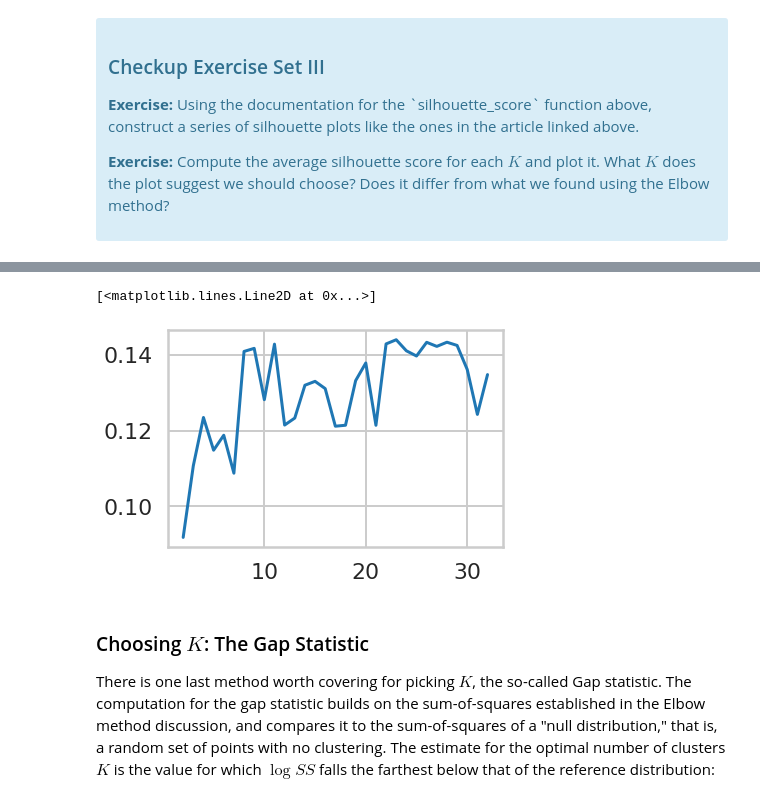
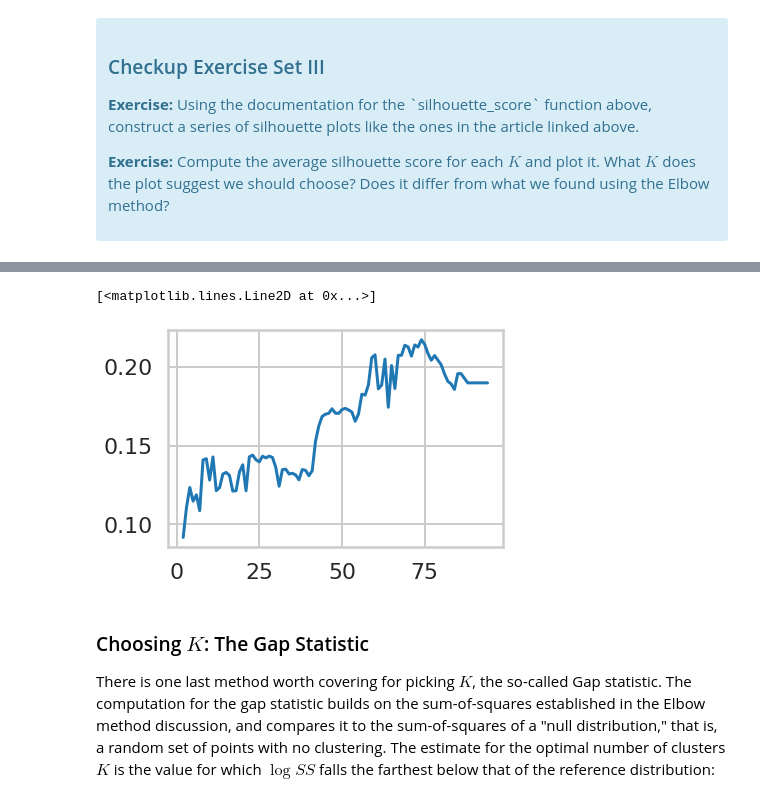
Before and after one commit to BoshengW/SpringBoard, a Jupyter notebook: Unit8_mini_project/Mini_Project_Clustering.ipynb, the cells around one changed output, grey strips where cells are left out. Cells and saved outputs as stored; diff of their text form; code cells hidden in the pictures.

```diff
--- a/Unit8_mini_project/Mini_Project_Clustering.ipynb
+++ b/Unit8_mini_project/Mini_Project_Clustering.ipynb
@@ -125,7 +125,7 @@ print("SSE value: {}".format(kmeans.inertia_))
 K = []
 SSE = []
 
-for idx in range(2,11):
+for idx in range(2,95):
     K.append(idx);
     kmeans = KMeans(n_clusters=idx, random_state=0).fit(x_cols)
     SSE.append(kmeans.inertia_)
@@ -197,7 +197,7 @@ import matplotlib.cm as cm
 
 
 
-range_n_clusters = [2, 10]
+range_n_clusters = range(2,11)
 
 for n_clusters in range_n_clusters:
     fig, ax1 = plt.subplots()
@@ -254,20 +268,20 @@ For n_clusters = 10 The average silhouette_score is : 0.12819851045484193
 # %%
 ## Q2
 silhouette_avg_list = []
-range_n_clusters = range(2,33)
+range_n_clusters = range(2,95)
 
 for n_clusters in range_n_clusters:
 
     clusterer = KMeans(n_clusters=n_clusters, random_state=10).fit(x_cols)
     cluster_labels = clusterer.predict(x_cols)
     silhouette_avg_list.append(silhouette_score(x_cols, cluster_labels))
 
 plt.plot(range_n_clusters, silhouette_avg_list)
 
 ## best cluster result is around K=11
 # %% [output]
 [<matplotlib.lines.Line2D at 0x...>]
-[figure, old version]
+[figure, new version]
 # %% [markdown]
 ### Choosing $K$: The Gap Statistic
 
```
Also changed, not shown: parts of 9 cells of this notebook, 1 other file.
